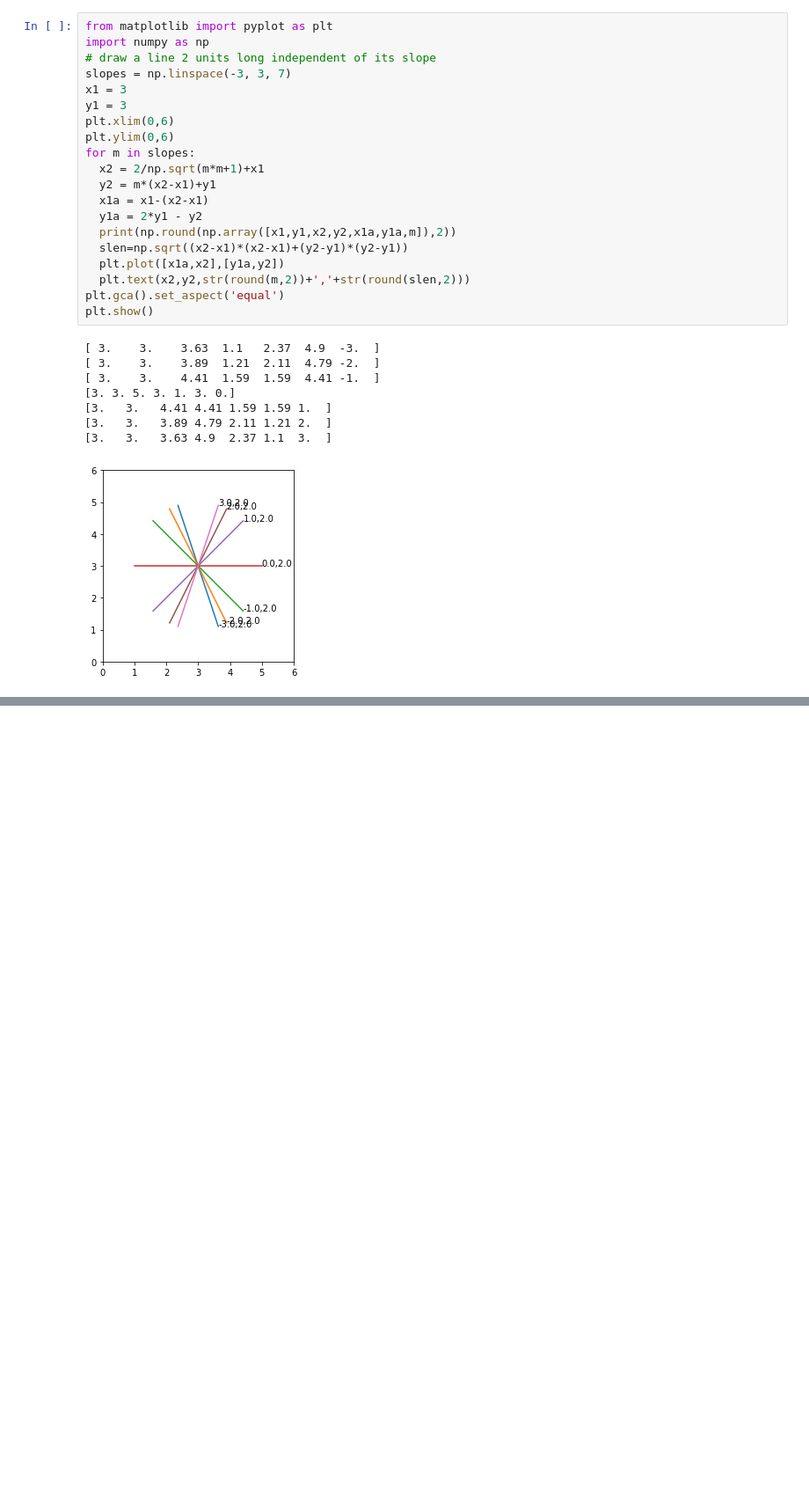
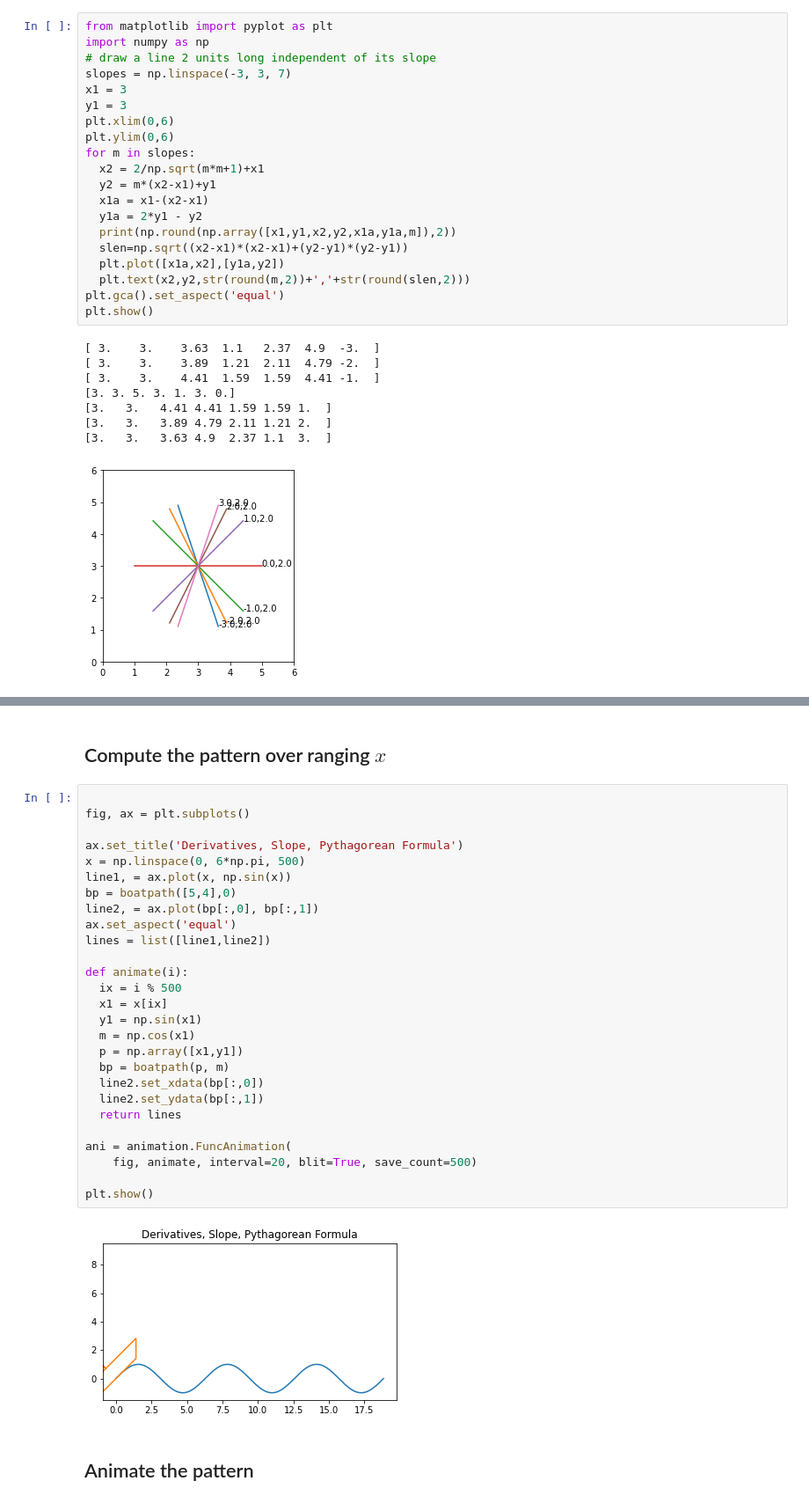
Before and after one commit to baileybunch5dad/bb5dad, a Jupyter notebook: eli6.ipynb, the cells around one changed output, grey strips where cells are left out. Shown at 88% size. Drawn from its saved outputs; the diff is of its cells as text; blank space fills up the shorter version.

```diff
--- a/eli6.ipynb
+++ b/eli6.ipynb
@@ -55,0 +167,33 @@ plt.show()
+# %% [markdown]
+## Compute the pattern over ranging $x$
+# %%
+
+fig, ax = plt.subplots()
+
+ax.set_title('Derivatives, Slope, Pythagorean Formula')
+x = np.linspace(0, 6*np.pi, 500)
+line1, = ax.plot(x, np.sin(x))
+bp = boatpath([5,4],0)
+line2, = ax.plot(bp[:,0], bp[:,1])
+ax.set_aspect('equal')
+lines = list([line1,line2])
+
+def animate(i):
+  ix = i % 500
+  x1 = x[ix]
+  y1 = np.sin(x1)
+  m = np.cos(x1)
+  p = np.array([x1,y1])
+  bp = boatpath(p, m)
+  line2.set_xdata(bp[:,0])
+  line2.set_ydata(bp[:,1])
+  return lines
+
+ani = animation.FuncAnimation(
+    fig, animate, interval=20, blit=True, save_count=500)
+
+plt.show()
+# %% [output]
+[figure, added]
+# %% [markdown]
+## Animate the pattern
```
Also changed, not shown: parts of 7 cells of this notebook.
